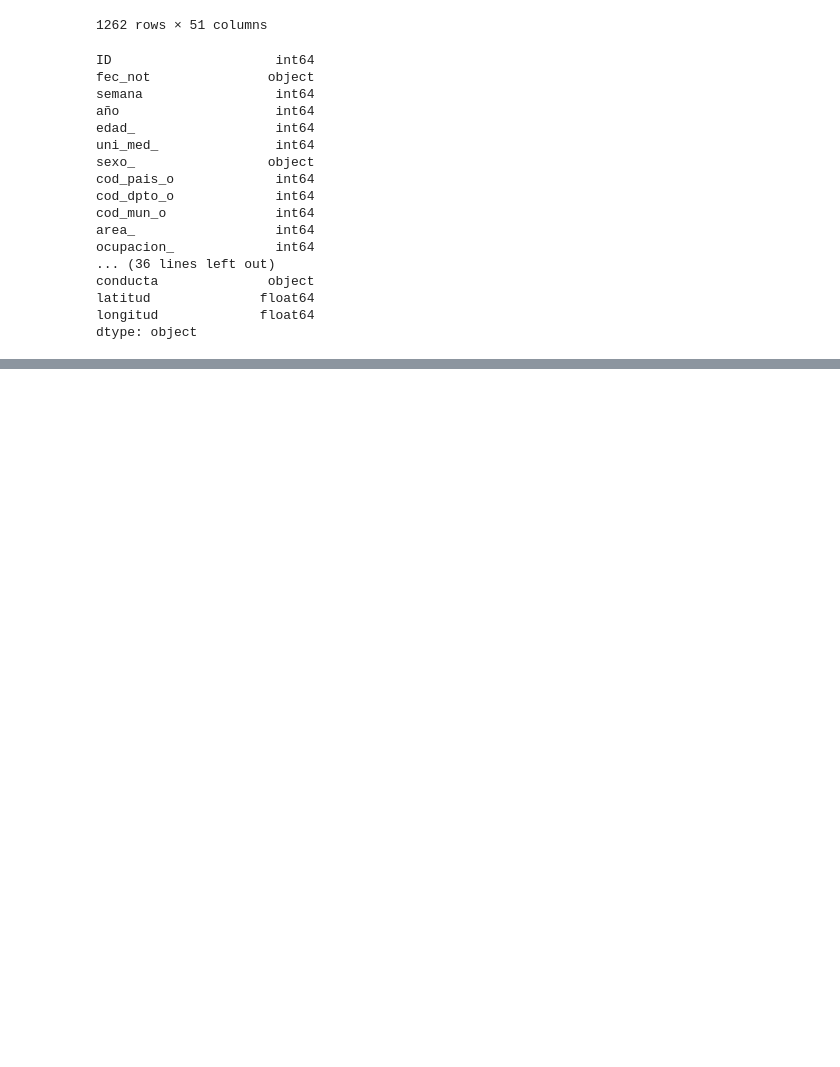
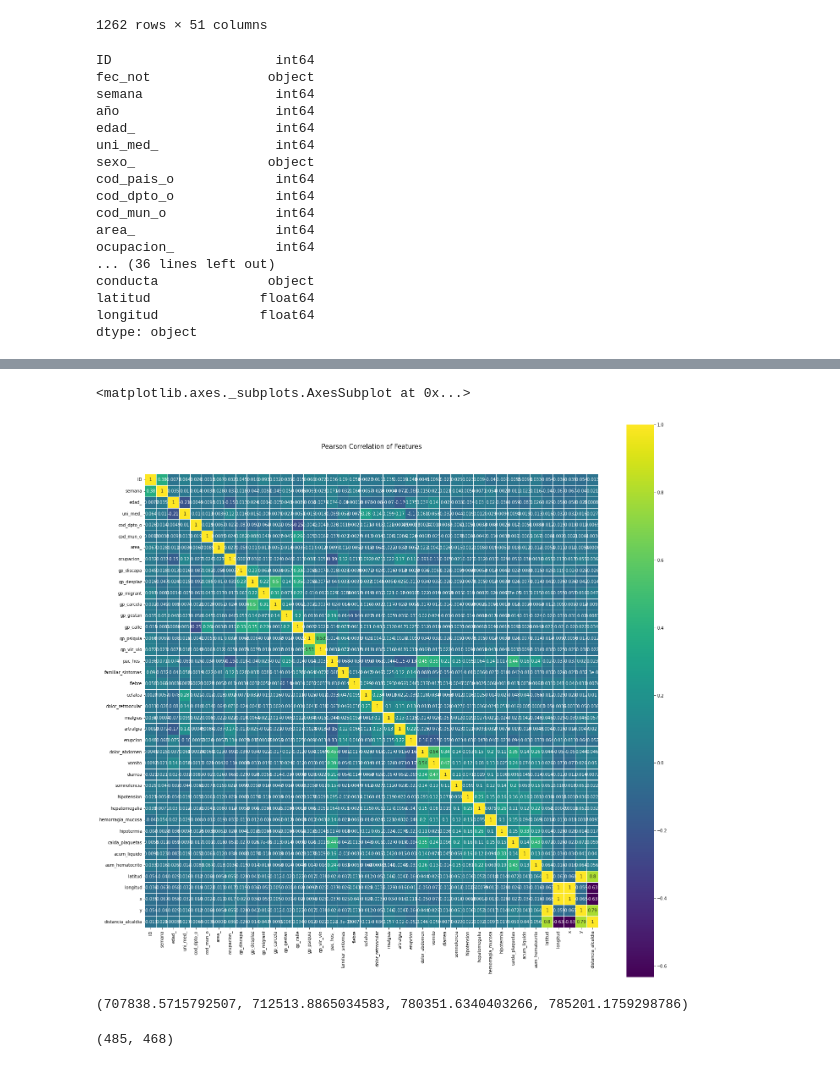
Before and after one commit to SAlvarez491/cd_202202_sergio_alvarez, a Jupyter notebook: Taller3.ipynb, the cells around one changed output, grey strips where cells are left out. Saved outputs shown, nothing was run; the diff lists cells and outputs as text; code cells hidden in the pictures; blank space fills up the shorter version.

```diff
--- a/Taller3.ipynb
+++ b/Taller3.ipynb
@@ -95,3 +55,0 @@ def calcular_distancia(x1,y1,x2,y2):
-# %%
-df['distancia']=calcular_distancia(df['x'],df['y'],x_alcaldia,y_alcaldia)
-df
@@ -218,0 +56,8 @@ plt.show()
+# %%
+#Se formatean los datos de fecha
+from datetime import datetime
+
+df['fec_not2'] = pd.to_datetime(df['fec_not'], format="%d/%m/%Y")
+df['fecha_contagio2'] = pd.to_datetime(df['fecha_contagio'], format="%d/%m/%Y")
+df['inicio_sintomas2'] = pd.to_datetime(df['inicio_sintomas'], format="%d/%m/%Y")
+df['fec_hos_2'] = pd.to_datetime(df['fec_hos_'], format="%d/%m/%Y")
@@ -218,0 +87,7 @@ plt.show()
+# %%
+#Punto de alcaldia
+lat_alcaldia=7.06
+lon_alcaldia=-73.08
+
+x_alcaldia, y_alcaldia = P(lon_alcaldia, lat_alcaldia)
+x_alcaldia, y_alcaldia
@@ -218,0 +96,5 @@ plt.show()
+# %%
+#Se agrega la nueva columna
+import numpy as np
+
+df['distancia_alcaldia'] = np.sqrt((df['x']-x_alcaldia)**2+(df['y']-y_alcaldia)**2)
@@ -218,0 +125,34 @@ plt.show()
+# %%
+import matplotlib.pyplot as plt
+import seaborn as sb
+
+colormap = plt.cm.viridis
+plt.figure(figsize=(24,24))
+plt.title('Pearson Correlation of Features', y=1.05, size=15)
+sb.heatmap(datosf.astype(float).corr(),linewidths=0.1,vmax=1.0, square=True, cmap=colormap, linecolor='white', annot=True)
+# %% [output]
+<matplotlib.axes._subplots.AxesSubplot at 0x...>
+[figure, added]
+# %%
+#KDE
+bw = 150
+res = 10
+kernel = 4 #1. Uniforme - 2. Triangular - 3. Gaussiana - 4. Epanechnikov - 5. Varianza mínima
+
+#Bordes
+xMin = df['x'].min() - bw
+xMax = df['x'].max() + bw
+yMin = df['y'].min() - bw
+yMax = df['y'].max() + bw
+xMin, xMax, yMin, yMax
+# %% [output]
+(707838.5715792507, 712513.8865034583, 780351.6340403266, 785201.1759298786)
+# %%
+import math
+
+#Dimensiones de la matriz
+numFilas = math.ceil((yMax - yMin) / res)
+numCols = math.ceil((xMax - xMin) / res)
+numFilas, numCols
+# %% [output]
+(485, 468)
```
Also changed, not shown: parts of 55 cells of this notebook.
